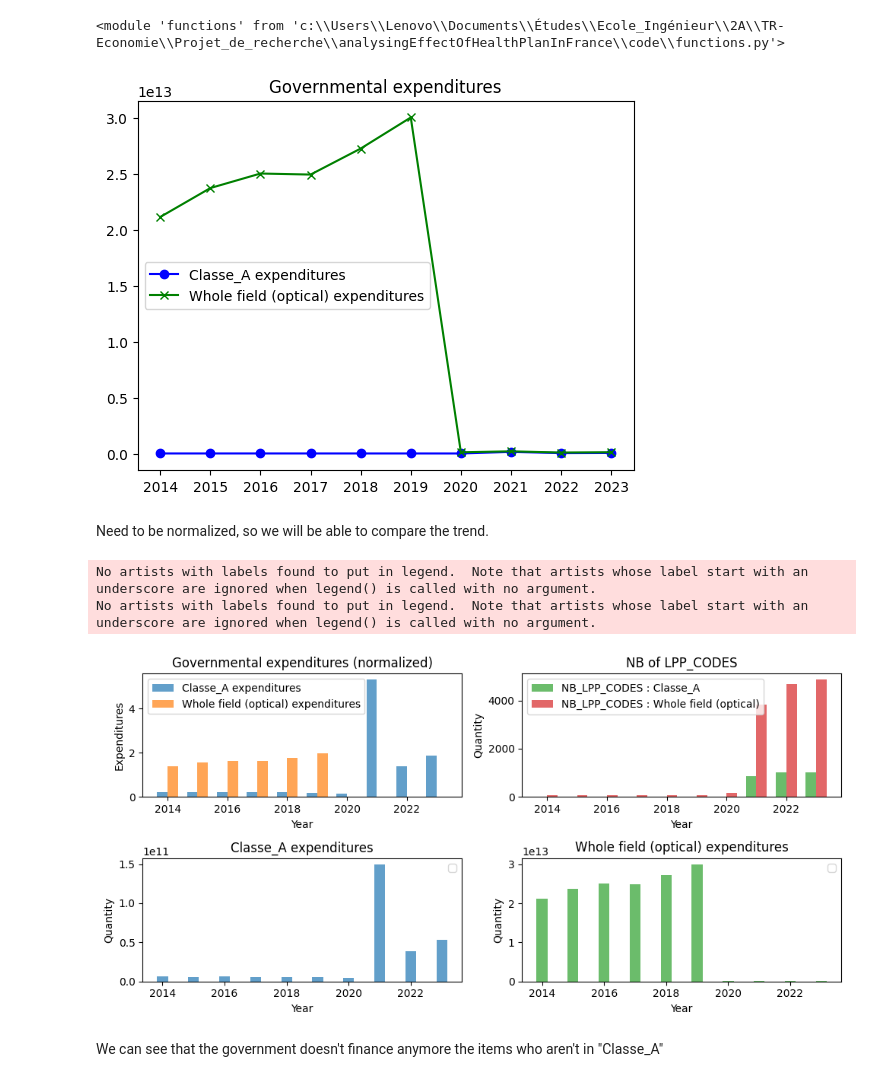
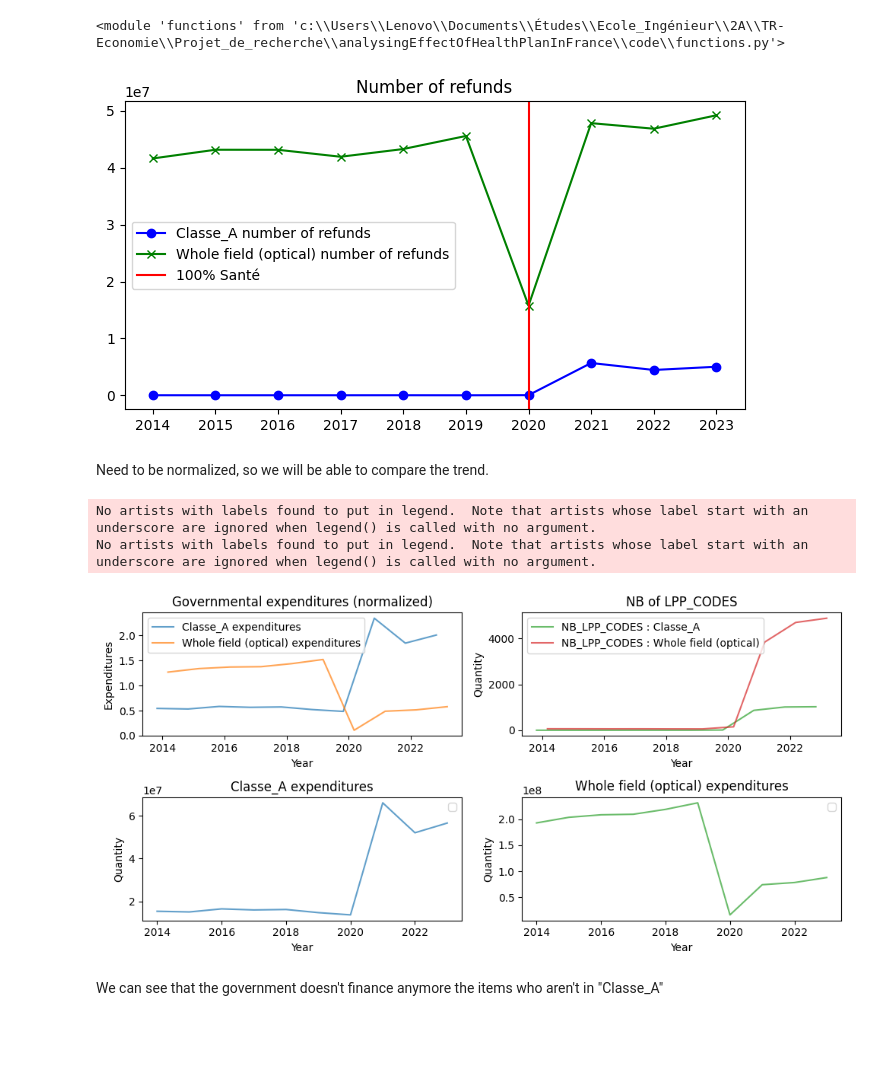
Before and after one commit to bparent11/analysingEffectOfHealthPlanInFrance, a Jupyter notebook: code/governmental-expenditures.ipynb, the cells around one changed output. Saved outputs shown, nothing was run; the diff lists cells and outputs as text; code cells hidden in the pictures; blank space fills up the shorter version.

```diff
--- a/code/governmental-expenditures.ipynb
+++ b/code/governmental-expenditures.ipynb
@@ -470,29 +472,37 @@ whole_optical = gov_exp(
     indent=0,
 )
 # %%
+plt.figure(figsize=(8,4))
+
 plt.plot(
     list(classe_A[0].keys()),
-    list(classe_A[0].values()),
+    list(classe_A[2].values()),
     color="blue",
-    label="Classe_A expenditures",
+    label="Classe_A number of refunds",
     marker="o",
 )
 plt.plot(
     list(whole_optical[0].keys()),
-    list(whole_optical[0].values()),
+    list(whole_optical[2].values()),
     color="green",
-    label="Whole field (optical) expenditures",
+    label="Whole field (optical) number of refunds",
     marker="x",
+)
+
+plt.axvline(
+    x=6,
+    label="100% Santé",
+    color="red",
 )
 
 plt.xlabel = "Year"
 plt.ylabel = "Amout (€)"
 
 plt.legend()
-plt.title(label="Governmental expenditures")
+plt.title(label="Number of refunds")
 plt.show()
 # %% [output]
-[figure, old version]
+[figure, new version]
 # %% [markdown]
 Need to be normalized, so we will be able to compare the trend.
 # %%
@@ -525,18 +535,18 @@ ax3, ax4 = axes[1, 0], axes[1, 1]
 years_A = np.array([int(year) for year in classe_A[0].keys()])
 years_B = np.array([int(year) for year in whole_optical[0].keys()])
 
-ax1.bar(
+ax1.plot(
     years_A - width / 2,
     normalized_by_mean(values_A),
-    width=width,
+#    width=width,
     color="#1f77b4",
     label="Classe_A expenditures",
     alpha=0.7,
 )
-ax1.bar(
+ax1.plot(
     years_B + width / 2,
     normalized_by_mean(values_B),
-    width=width,
+#    width=width,
     color="#ff7f0e",
     label="Whole field (optical) expenditures",
     alpha=0.7,
@@ -550,18 +560,18 @@ ax1.legend()
 years_A_LPP = np.array([int(year) for year in classe_A[1].keys()])
 years_B_LPP = np.array([int(year) for year in whole_optical[1].keys()])
 
-ax2.bar(
+ax2.plot(
     years_A_LPP - width / 2,
     values_A_LPP_codes,
-    width=width,
+#    width=width,
     color="#2ca02c",
     label="NB_LPP_CODES : Classe_A",
     alpha=0.7,
 )
-ax2.bar(
+ax2.plot(
     years_B_LPP + width / 2,
     values_B_LPP_codes,
-    width=width,
+#    width=width,
     color="#d62728",
     label="NB_LPP_CODES : Whole field (optical)",
     alpha=0.7,
@@ -572,14 +582,18 @@ ax2.set_xlabel("Year")
 ax2.set_ylabel("Quantity")
 ax2.legend()
 
-ax3.bar(years_A_LPP, values_A, width=width, color="#1f77b4", alpha=0.7)
+ax3.plot(years_A_LPP, values_A,
+#         width=width,
+         color="#1f77b4", alpha=0.7)
 
 ax3.set_title("Classe_A expenditures")
 ax3.set_xlabel("Year")
 ax3.set_ylabel("Quantity")
 ax3.legend()
 
-ax4.bar(years_A_LPP, values_B, width=width, color="#2ca02c", alpha=0.7)
+ax4.plot(years_A_LPP, values_B,
+#         width=width,
+         color="#2ca02c", alpha=0.7)
 
 ax4.set_title("Whole field (optical) expenditures")
 ax4.set_xlabel("Year")
@@ -591,7 +605,7 @@ plt.show()
 # %% [output]
 No artists with labels found to put in legend.  Note that artists whose label start with an underscore are ignored when legend() is called with no argument.
 No artists with labels found to put in legend.  Note that artists whose label start with an underscore are ignored when legend() is called with no argument.
-[figure, old version]
+[figure, new version]
 # %% [markdown]
 We can see that the government doesn't finance anymore the items who aren't in "Classe_A"
 # %% [markdown]
```
Also changed, not shown: parts of 16 cells of this notebook, 2 other files.
